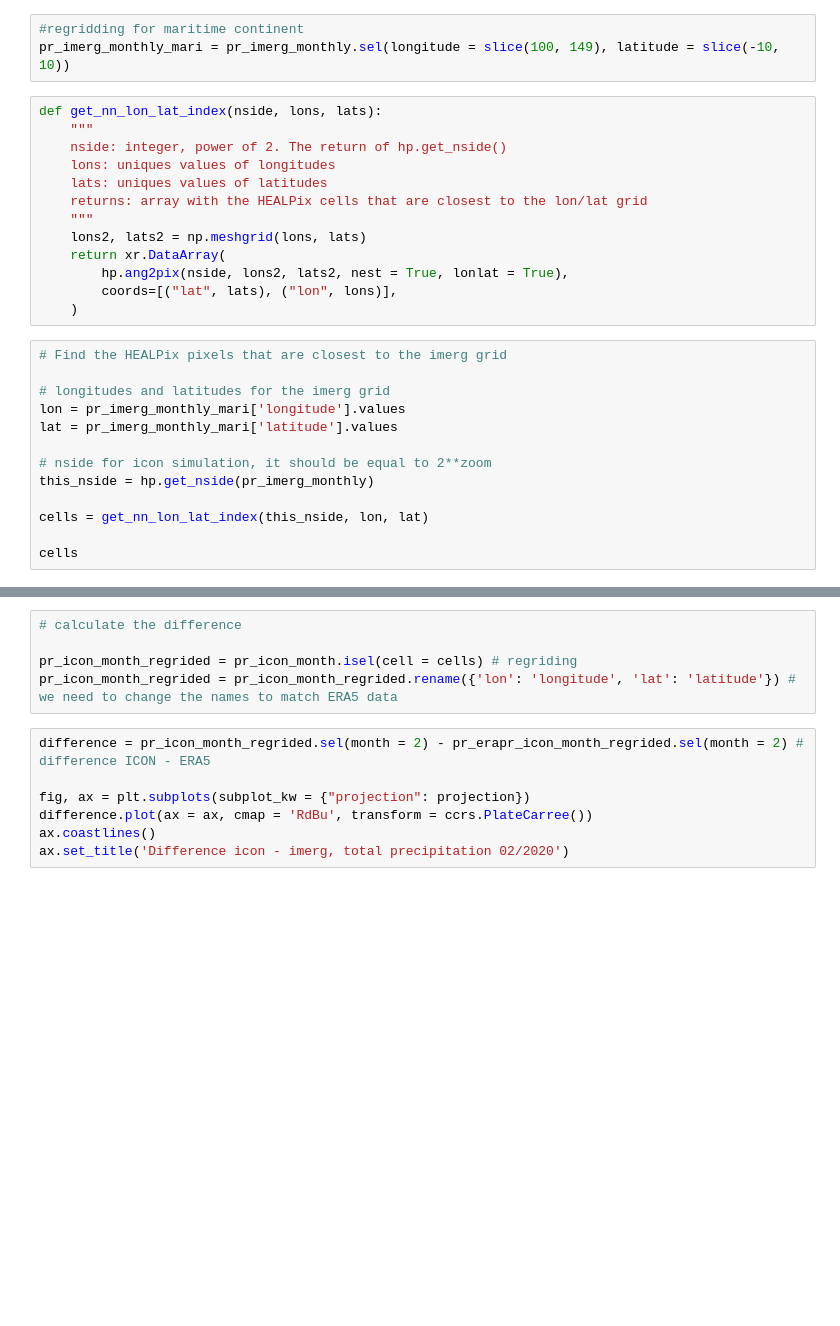
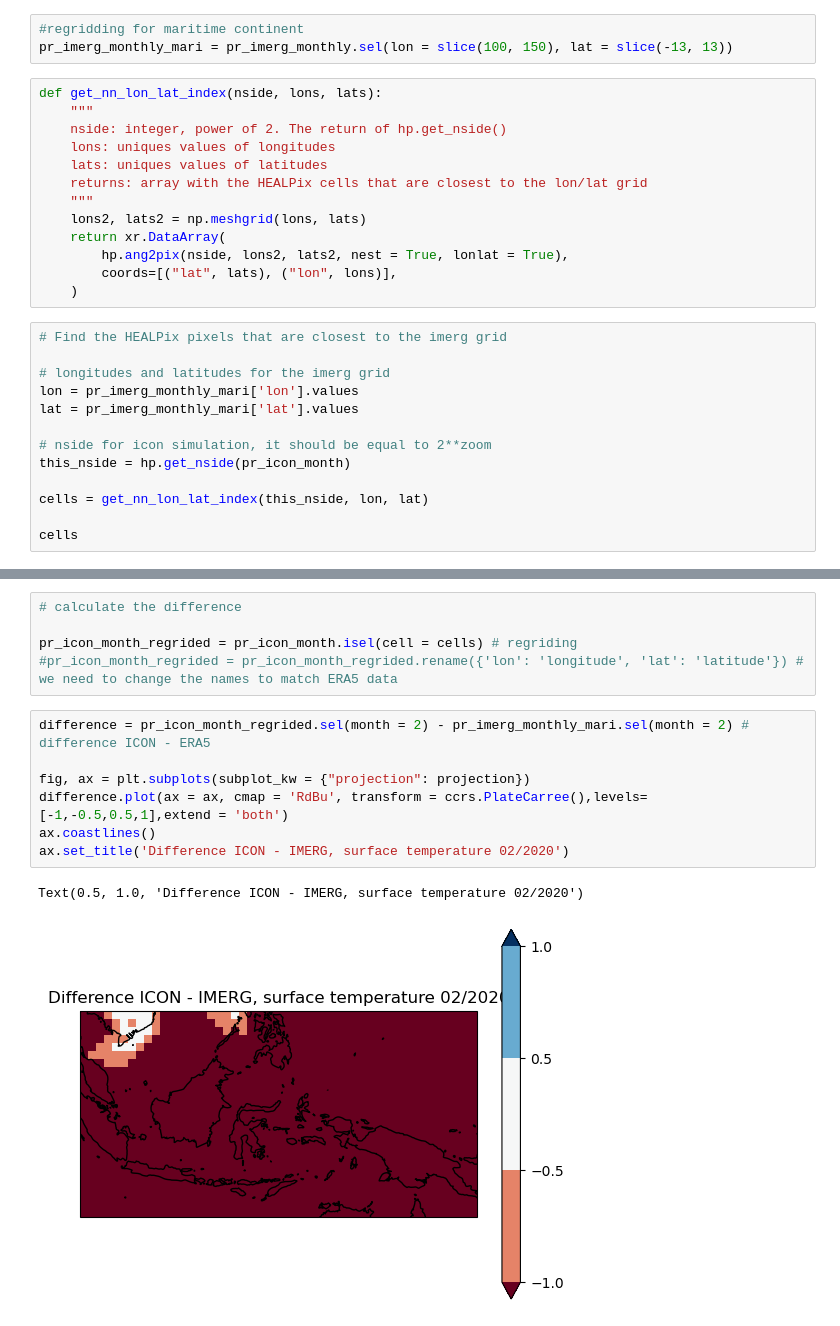
Before and after one commit to 21centuryweather/hk25-AusNode-DOCmeso, a Jupyter notebook: get_metrics/Yinglin/regrid_ICON.ipynb, the cells around one changed output, grey strips where cells are left out. Drawn from its saved outputs; the diff is of its cells as text; blank space fills up the shorter version.

```diff
--- a/get_metrics/Yinglin/regrid_ICON.ipynb
+++ b/get_metrics/Yinglin/regrid_ICON.ipynb
@@ -42,6 +70,6 @@ ax.set_title('IMERG total precipitation for February 2020')
 # %%
 #regridding for maritime continent
-pr_imerg_monthly_mari = pr_imerg_monthly.sel(longitude = slice(100, 149), latitude = slice(-10, 10))
+pr_imerg_monthly_mari = pr_imerg_monthly.sel(lon = slice(100, 150), lat = slice(-13, 13))
 # %%
 def get_nn_lon_lat_index(nside, lons, lats):
     """
@@ -59,11 +87,11 @@ def get_nn_lon_lat_index(nside, lons, lats):
 # Find the HEALPix pixels that are closest to the imerg grid
 
 # longitudes and latitudes for the imerg grid
-lon = pr_imerg_monthly_mari['longitude'].values
-lat = pr_imerg_monthly_mari['latitude'].values
+lon = pr_imerg_monthly_mari['lon'].values
+lat = pr_imerg_monthly_mari['lat'].values
 
 # nside for icon simulation, it should be equal to 2**zoom
-this_nside = hp.get_nside(pr_imerg_monthly)
+this_nside = hp.get_nside(pr_icon_month)
 
 cells = get_nn_lon_lat_index(this_nside, lon, lat)
 
@@ -78,11 +121,14 @@ ax.set_title('ICON total precipitation for February 2020')
 # calculate the difference
 
 pr_icon_month_regrided = pr_icon_month.isel(cell = cells) # regriding
-pr_icon_month_regrided = pr_icon_month_regrided.rename({'lon': 'longitude', 'lat': 'latitude'}) # we need to change the names to match ERA5 data
+#pr_icon_month_regrided = pr_icon_month_regrided.rename({'lon': 'longitude', 'lat': 'latitude'}) # we need to change the names to match ERA5 data
 # %%
-difference = pr_icon_month_regrided.sel(month = 2) - pr_erapr_icon_month_regrided.sel(month = 2) # difference ICON - ERA5
+difference = pr_icon_month_regrided.sel(month = 2) - pr_imerg_monthly_mari.sel(month = 2) # difference ICON - ERA5
 
 fig, ax = plt.subplots(subplot_kw = {"projection": projection})
-difference.plot(ax = ax, cmap = 'RdBu', transform = ccrs.PlateCarree())
+difference.plot(ax = ax, cmap = 'RdBu', transform = ccrs.PlateCarree(),levels=[-1,-0.5,0.5,1],extend = 'both')
 ax.coastlines()
-ax.set_title('Difference icon - imerg, total precipitation 02/2020')
+ax.set_title('Difference ICON - IMERG, surface temperature 02/2020')
+# %% [output]
+Text(0.5, 1.0, 'Difference ICON - IMERG, surface temperature 02/2020')
+[figure, added]
```
Also changed, not shown: parts of 13 cells of this notebook, 14 other files.
